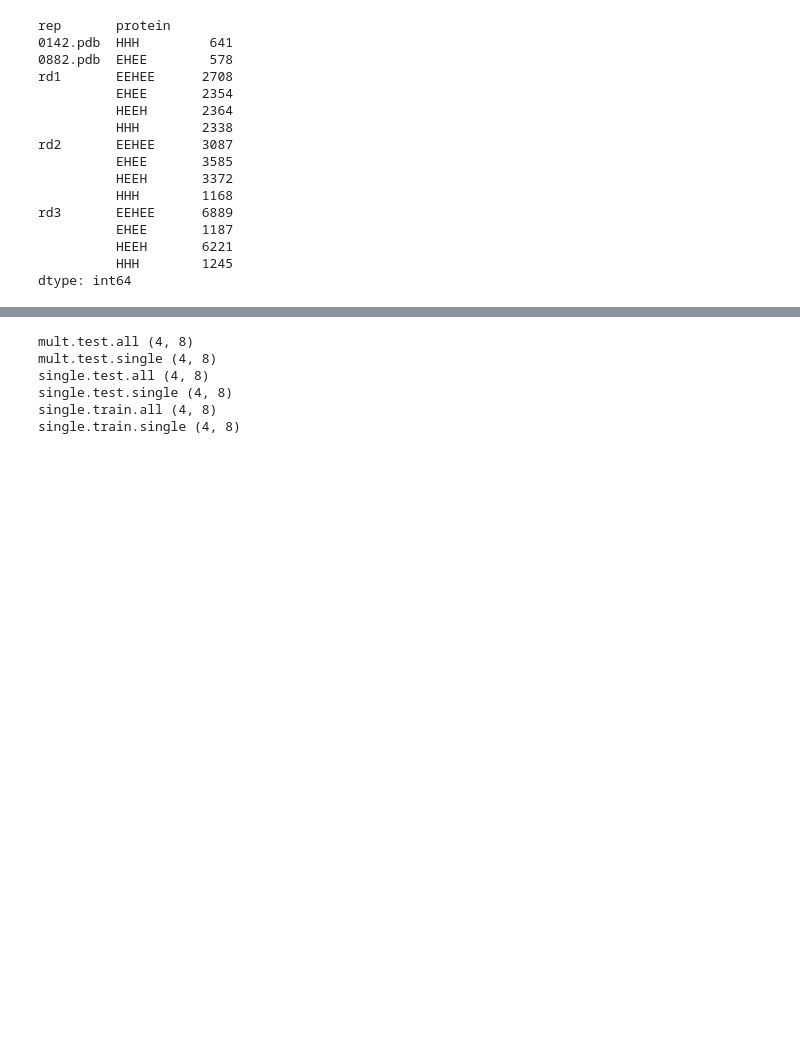
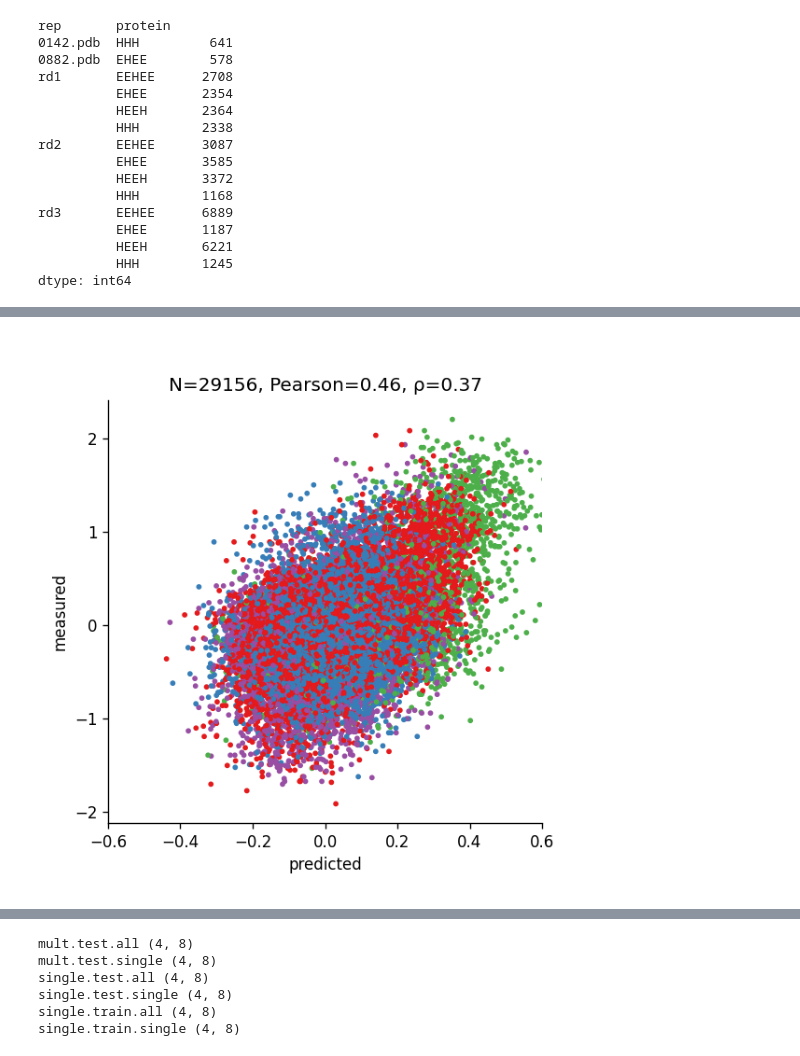
Before and after one commit to ilibarra/hackathon_2021_protein_stability, a Jupyter notebook: notebooks/train_n_test_submitted.ipynb, the cells around one changed output, grey strips where cells are left out. Cells and saved outputs as stored; diff of their text form; code cells hidden in the pictures; blank space fills up the shorter version.

```diff
--- a/notebooks/train_n_test_submitted.ipynb
+++ b/notebooks/train_n_test_submitted.ipynb
@@ -406,0 +518,6 @@ import seaborn as sns
+# %%
+# best double mutant prediction
+from IPython.display import Image
+Image('../models_and_figures/model_singlendouble_ssesimple_50_epochs_mult.test.png')
+# %% [output]
+[figure, added]
```
Also changed, not shown: parts of 46 cells of this notebook, 41 other files.
